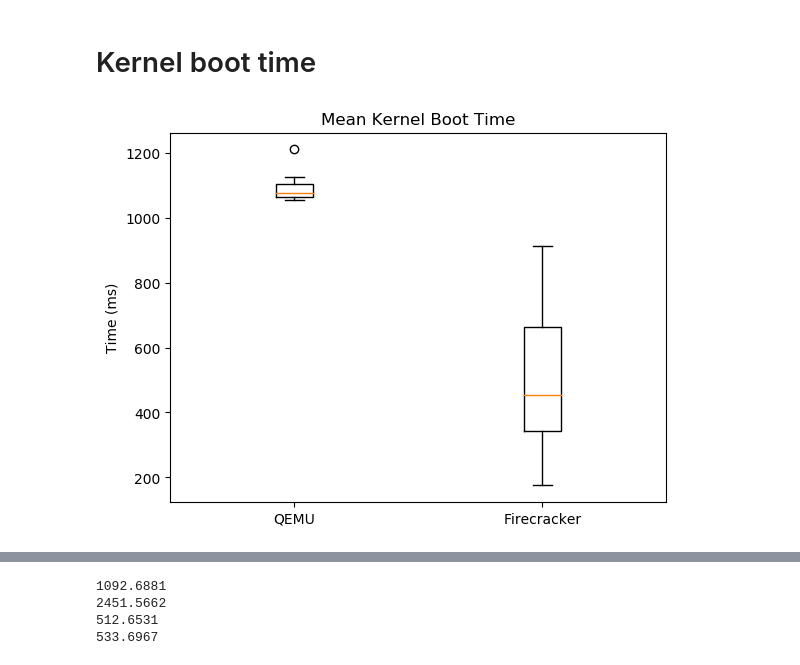
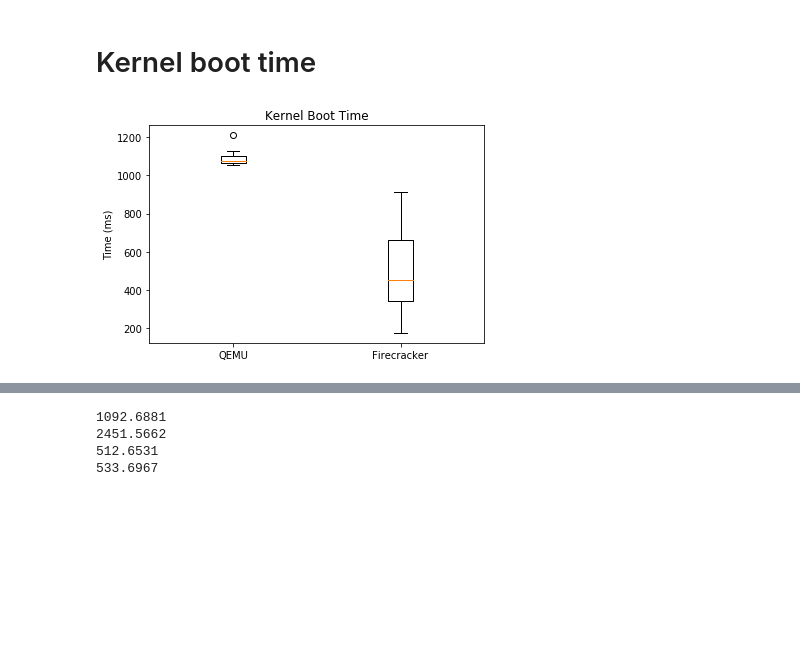
Before and after one commit to dreadl0ck/microbench, a Jupyter notebook: plots/plots.ipynb, the cells around one changed output, grey strips where cells are left out. Saved outputs shown, nothing was run; the diff lists cells and outputs as text; code cells hidden in the pictures; blank space fills up the shorter version.

Commit message:
plot adjustments

```diff
--- a/plots/plots.ipynb
+++ b/plots/plots.ipynb
@@ -19,36 +19,36 @@ x=[
     1125.208,
     1053.686,
     1068.685
 ]
 
 y=[
     175.061,
     451.218,
     912.697,
     467.899,
     278.283,
     450.76,
     728.372,
     453.415,
     899.928,
     308.898
 ]
 
 data=[
     x,
     y
 ]
 
 labels = ['QEMU', 'Firecracker']
-y_pos = np.arange(len(objects))
+#y_pos = np.arange(len(objects))
 
 fig, ax = plt.subplots()
-ax.set_title("Mean Kernel Boot Time")
+ax.set_title("Kernel Boot Time")
 plt.ylabel('Time (ms)')
 ax.boxplot(data, labels=labels)
 plt.show()
 # %% [output]
-[figure, old version]
+[figure, new version]
 # %%
 import numpy as np
 import matplotlib.pyplot as plt
```
Also changed, not shown: parts of 3 cells of this notebook.
